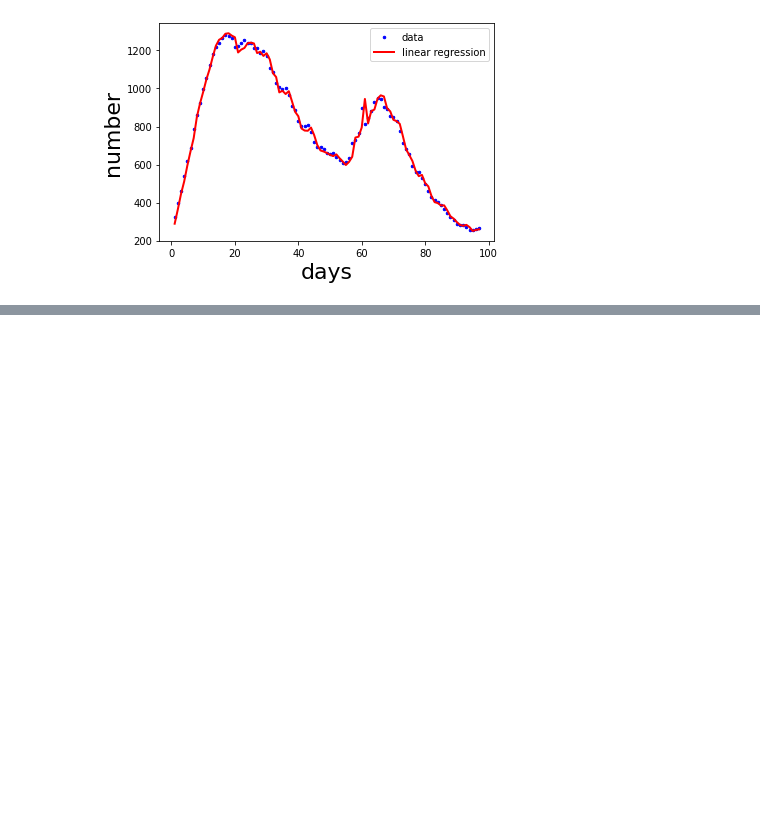
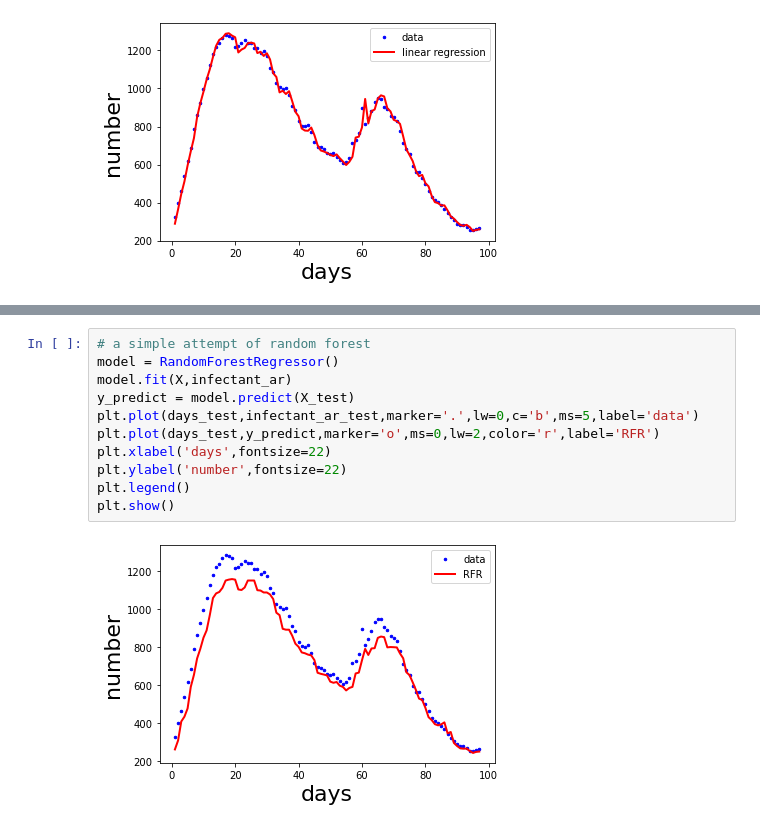
Before and after one commit to YuLiuPotato/AP40012_project, a Jupyter notebook: AP40012_project.ipynb, the cells around one changed output, grey strips where cells are left out. Cells and saved outputs as stored; diff of their text form; blank space fills up the shorter version.

```diff
--- a/AP40012_project.ipynb
+++ b/AP40012_project.ipynb
@@ -206,0 +276,13 @@ print((r2(infectant_ar_test,y_predict)))
+# %%
+# a simple attempt of random forest
+model = RandomForestRegressor()
+model.fit(X,infectant_ar)
+y_predict = model.predict(X_test)
+plt.plot(days_test,infectant_ar_test,marker='.',lw=0,c='b',ms=5,label='data')
+plt.plot(days_test,y_predict,marker='o',ms=0,lw=2,color='r',label='RFR')
+plt.xlabel('days',fontsize=22)
+plt.ylabel('number',fontsize=22)
+plt.legend()
+plt.show()
+# %% [output]
+[figure, added]
```
Also changed, not shown: parts of 45 cells of this notebook.
